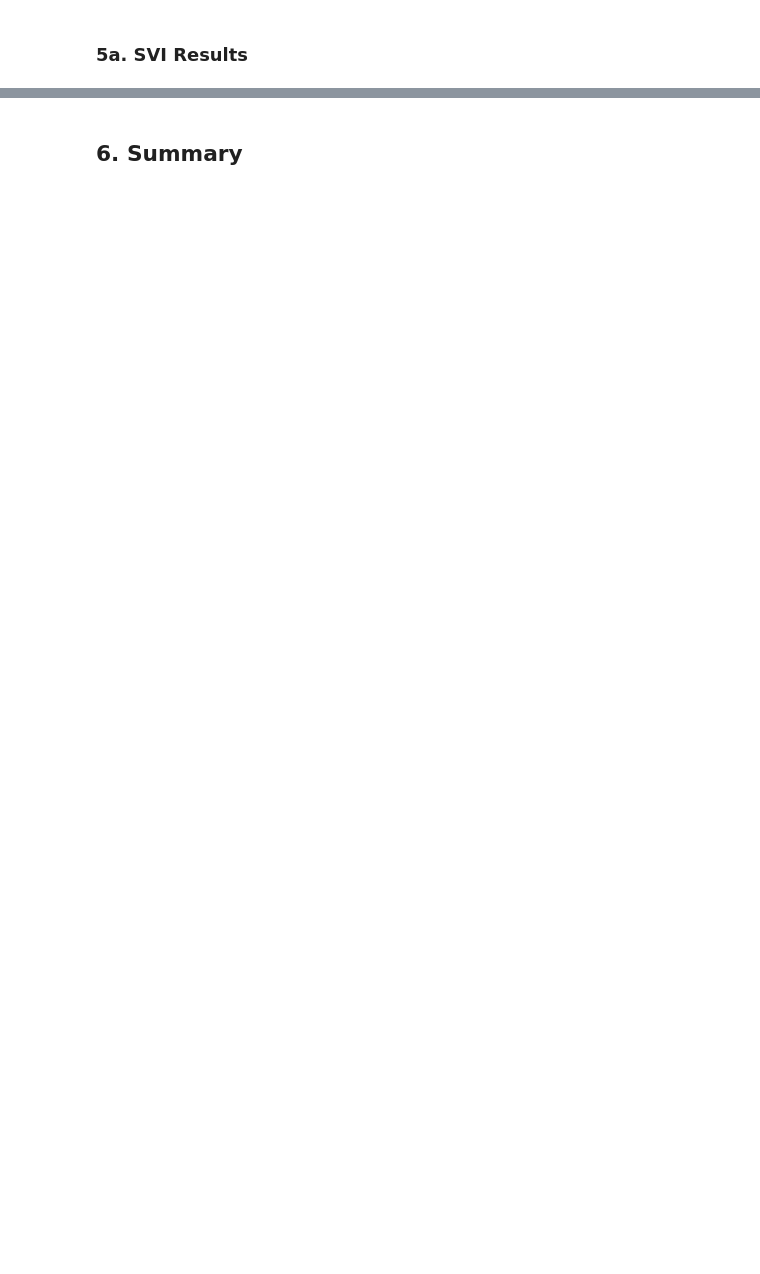
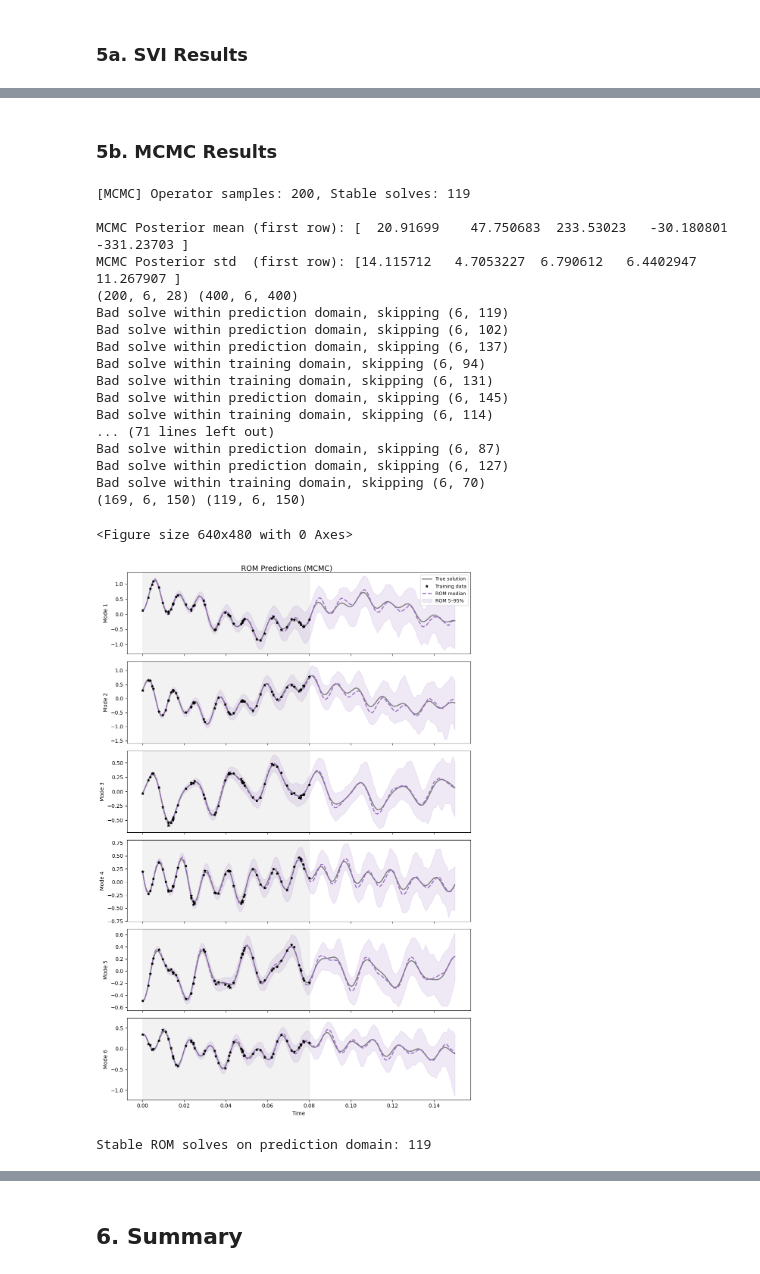
Before and after one commit to Anthony50102/probabilistic_rom_inference, a Jupyter notebook: experiments/euler/02_full_bayesian.ipynb, the cells around one changed output, grey strips where cells are left out. Cells and saved outputs as stored; diff of their text form; code cells hidden in the pictures; blank space fills up the shorter version.

```diff
--- a/experiments/euler/02_full_bayesian.ipynb
+++ b/experiments/euler/02_full_bayesian.ipynb
@@ -447,4 +478,29 @@ if RUN_MCMC:
+# %% [markdown]
+### 5b. MCMC Results
 # %%
 # === MCMC Results ===
+_plot_t0 = time.time()
 if RUN_MCMC:
     mcmc_Os, mcmc_rom_solves = _evaluate_and_plot(mcmc_result.samples, "MCMC")
+total_plot_time += time.time() - _plot_t0
+# %% [output]
+[MCMC] Operator samples: 200, Stable solves: 119
+
+MCMC Posterior mean (first row): [  20.91699    47.750683  233.53023   -30.180801 -331.23703 ]
+MCMC Posterior std  (first row): [14.115712   4.7053227  6.790612   6.4402947 11.267907 ]
+(200, 6, 28) (400, 6, 400)
+Bad solve within prediction domain, skipping (6, 119)
+Bad solve within prediction domain, skipping (6, 102)
+Bad solve within prediction domain, skipping (6, 137)
+Bad solve within training domain, skipping (6, 94)
+Bad solve within training domain, skipping (6, 131)
+Bad solve within prediction domain, skipping (6, 145)
+Bad solve within training domain, skipping (6, 114)
+... (71 lines left out)
+Bad solve within prediction domain, skipping (6, 87)
+Bad solve within prediction domain, skipping (6, 127)
+Bad solve within training domain, skipping (6, 70)
+(169, 6, 150) (119, 6, 150)
+<Figure size 640x480 with 0 Axes>
+[figure, added]
+Stable ROM solves on prediction domain: 119
```
Also changed, not shown: parts of 17 cells of this notebook, 5 other files.
